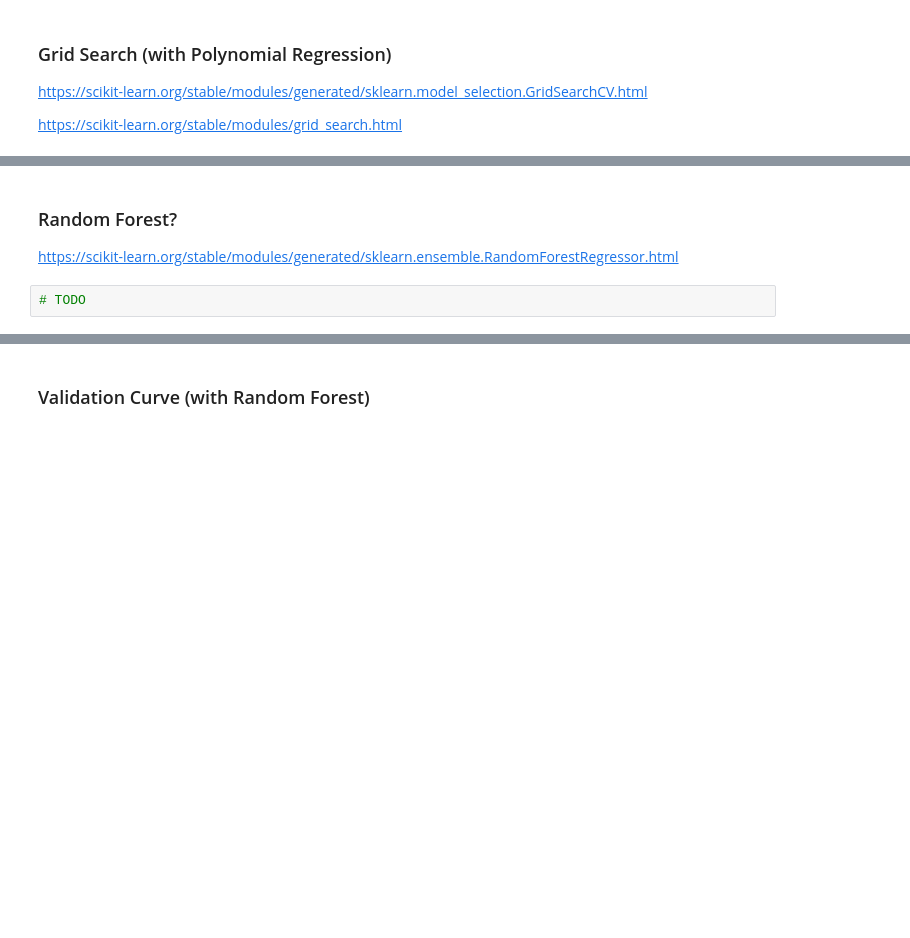
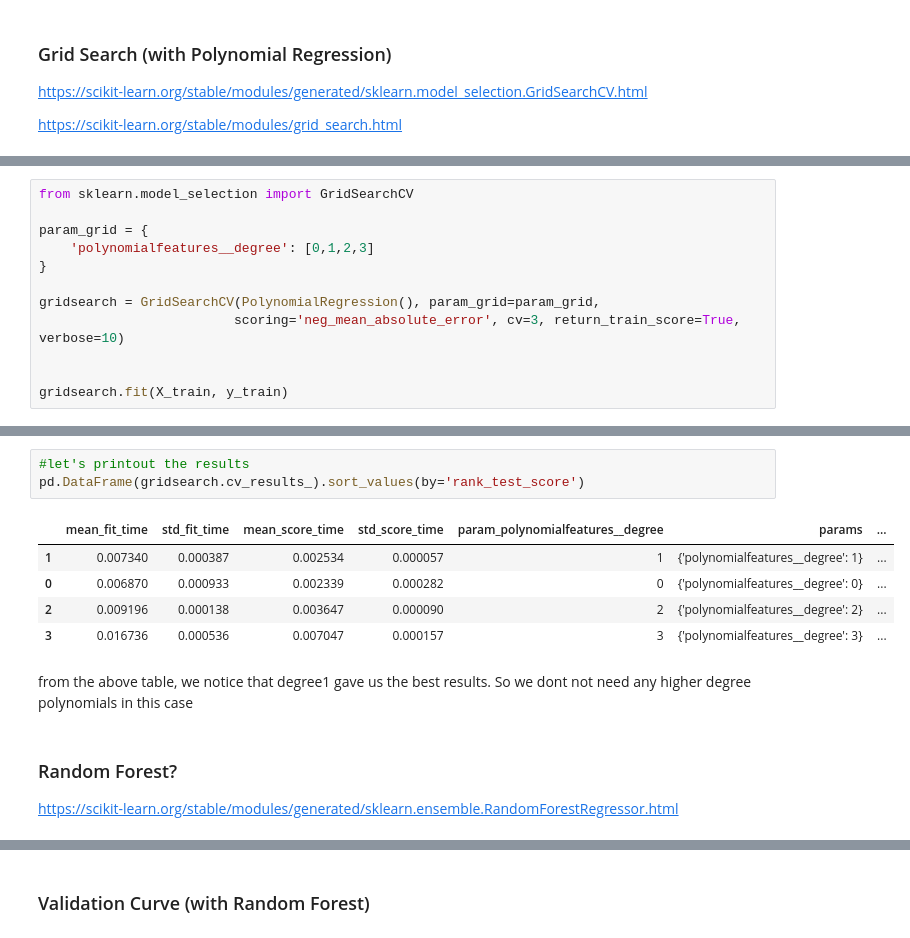
Before and after one commit to LambdaSchool/DS-Unit-2-Sprint-4-Model-Validation, a Jupyter notebook: LS_DS_243_Select_models_and_parameters_assignment.ipynb, the cells around one changed output, grey strips where cells are left out. Drawn from its saved outputs; the diff is of its cells as text; blank space fills up the shorter version.

```diff
--- a/LS_DS_243_Select_models_and_parameters_assignment.ipynb
+++ b/LS_DS_243_Select_models_and_parameters_assignment.ipynb
@@ -272,0 +409,12 @@ https://scikit-learn.org/stable/modules/grid_search.html
+# %%
+from sklearn.model_selection import GridSearchCV
+
+param_grid = {
+    'polynomialfeatures__degree': [0,1,2,3]
+}
+
+gridsearch = GridSearchCV(PolynomialRegression(), param_grid=param_grid,
+                         scoring='neg_mean_absolute_error', cv=3, return_train_score=True, verbose=10)
+
+
+gridsearch.fit(X_train, y_train)
@@ -273,6 +459,15 @@ https://scikit-learn.org/stable/modules/grid_search.html
+# %%
+#let's printout the results
+pd.DataFrame(gridsearch.cv_results_).sort_values(by='rank_test_score')
+# %% [output]
+|  | mean_fit_time | std_fit_time | mean_score_time | std_score_time | param_polynomialfeatures__degree | params | ... |
+| 1 | 0.007340 | 0.000387 | 0.002534 | 0.000057 | 1 | {'polynomialfeatures__degree': 1} | ... |
+| 0 | 0.006870 | 0.000933 | 0.002339 | 0.000282 | 0 | {'polynomialfeatures__degree': 0} | ... |
+| 2 | 0.009196 | 0.000138 | 0.003647 | 0.000090 | 2 | {'polynomialfeatures__degree': 2} | ... |
+| 3 | 0.016736 | 0.000536 | 0.007047 | 0.000157 | 3 | {'polynomialfeatures__degree': 3} | ... |
+# %% [markdown]
+from the above table, we notice that degree1 gave us the best results. So we dont not need any higher degree polynomials in this case
 # %% [markdown]
 ### Random Forest?
 
 https://scikit-learn.org/stable/modules/generated/sklearn.ensemble.RandomForestRegressor.html
-# %%
-# TODO
```
Also changed, not shown: parts of 48 cells of this notebook.
